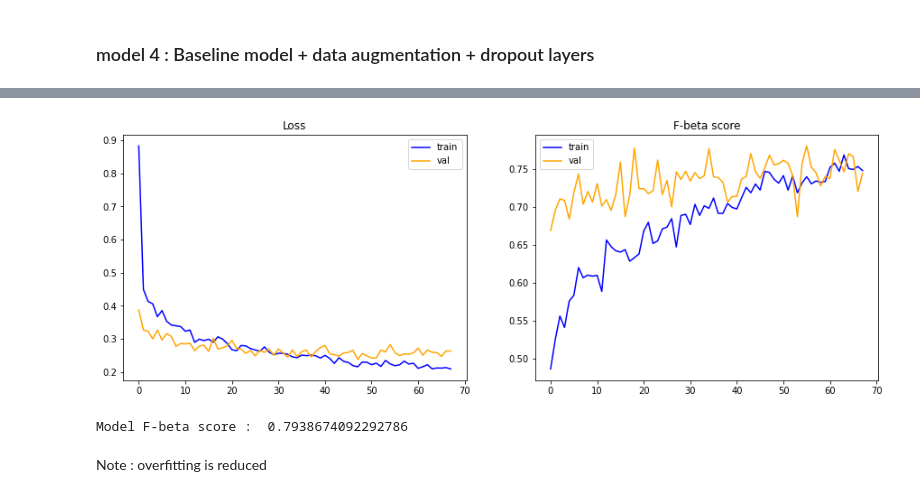
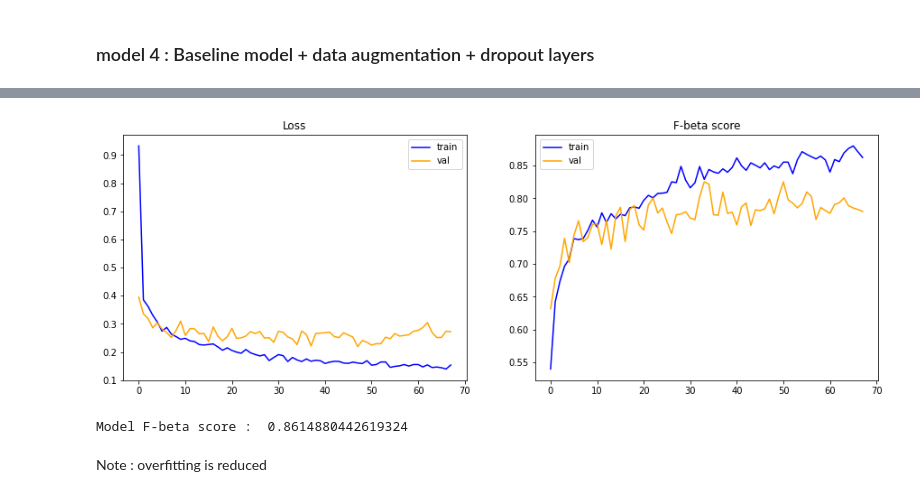
Before and after one commit to WoradeeKongthong/nature_multilabel_image_classification, a Jupyter notebook: 04_pretrained_ResNet50.ipynb, the cells around one changed output, grey strips where cells are left out. Saved outputs shown, nothing was run; the diff lists cells and outputs as text; code cells hidden in the pictures.

```diff
--- a/04_pretrained_ResNet50.ipynb
+++ b/04_pretrained_ResNet50.ipynb
@@ -455,7 +457,7 @@ for layer in model.layers:
 dropout1 = Dropout(0.2)(model.layers[-1].output)
 flat1 = Flatten()(dropout1)
 class1 = Dense(100, activation='relu', kernel_initializer='he_uniform')(flat1)
-dropout2 = Dropout(0.4)(class1)
+dropout2 = Dropout(0.2)(class1)
 output = Dense(5, activation='sigmoid')(dropout2)
 # define model
 model = Model(inputs=model.inputs, outputs=output)
@@ -495,6 +497,6 @@ Epoch 68/200
 Epoch 00068: early stopping
-[figure, old version]
+[figure, new version]
-Model F-beta score :  0.7938674092292786
+Model F-beta score :  0.8614880442619324
 # %% [markdown]
 Note : overfitting is reduced
 # %% [markdown]
```
Also changed, not shown: parts of 12 cells of this notebook.
